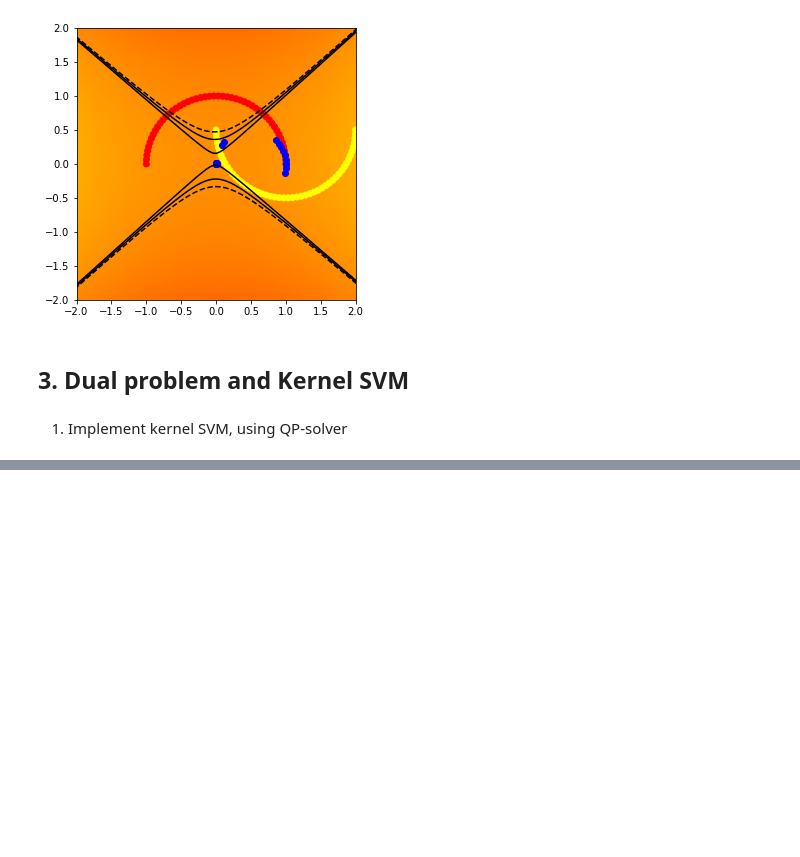
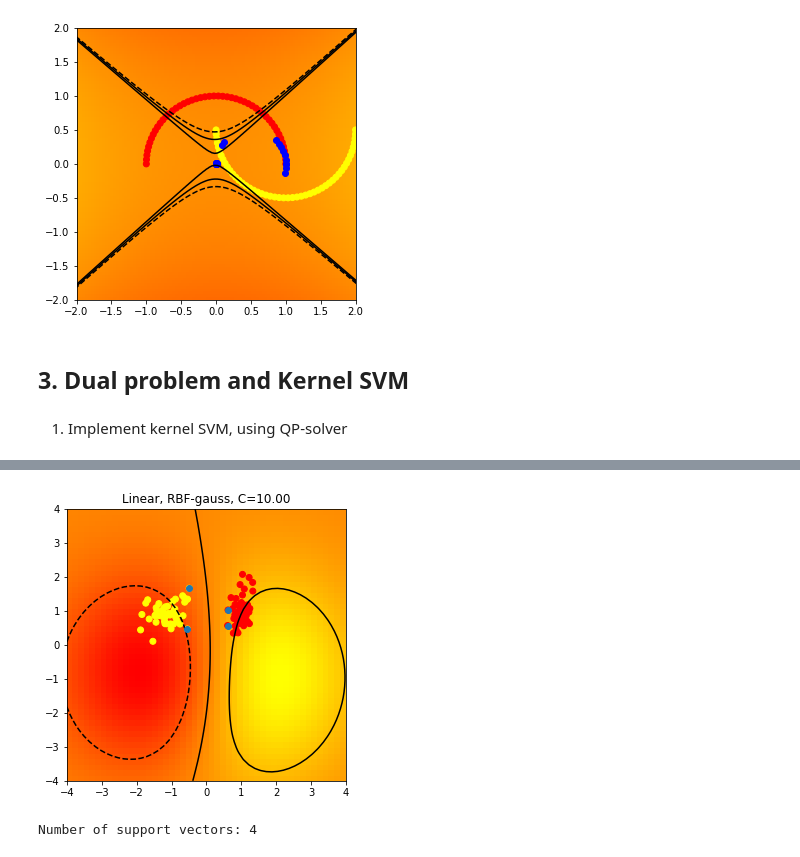
Before and after one commit to EllaBar/EllaBar, a Jupyter notebook: Untitled.ipynb, the cells around one changed output, grey strips where cells are left out. Cells and saved outputs as stored; diff of their text form; code cells hidden in the pictures; blank space fills up the shorter version.

```diff
--- a/Untitled.ipynb
+++ b/Untitled.ipynb
@@ -542,0 +571,6 @@ class LinearSVM_2(BaseEstimator):
+# %%
+C=10.
+plotresK(s1['X'], s1['y'], 'Linear', C,'RBF',4)
+# %% [output]
+[figure, added]
+Number of support vectors: 4
```
Also changed, not shown: parts of 25 cells of this notebook.
